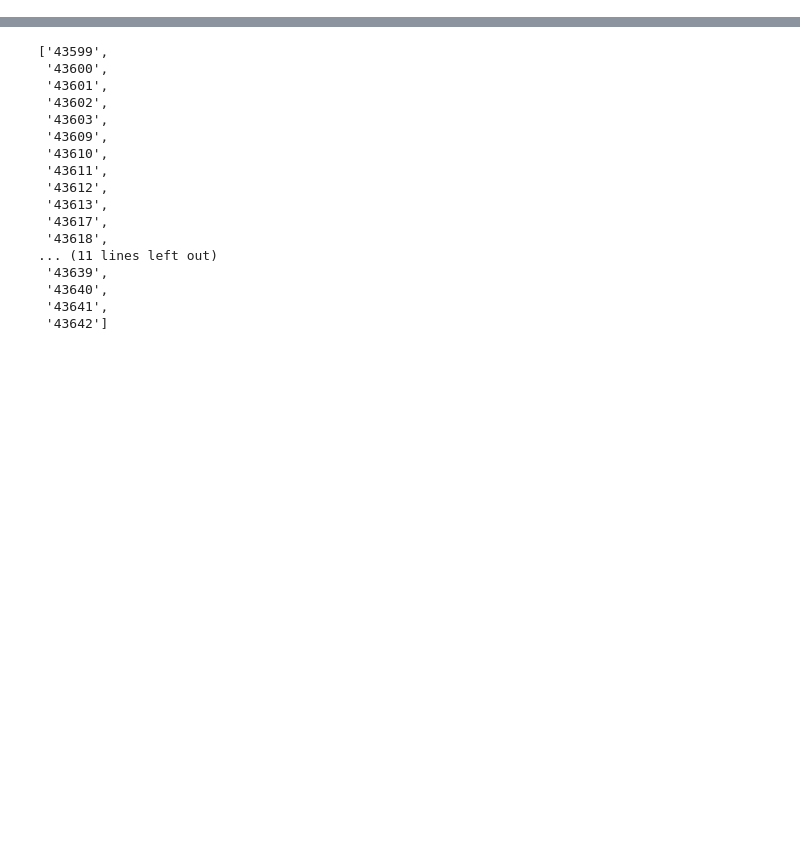
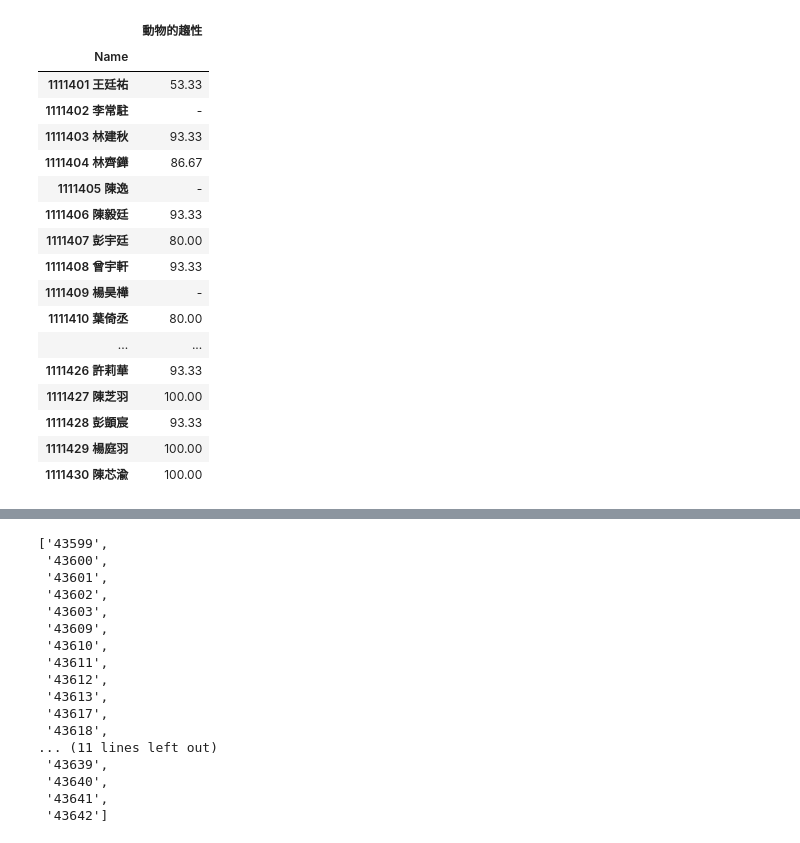
Before and after one commit to ChihHsiangChien/moodleCrawl, a Jupyter notebook: 產生成績報表.ipynb, the cells around one changed output, grey strips where cells are left out. Drawn from its saved outputs; the diff is of its cells as text; code cells hidden in the pictures; blank space fills up the shorter version.

```diff
--- a/產生成績報表.ipynb
+++ b/產生成績報表.ipynb
@@ -88,0 +146,26 @@ print(allscores)
+# %%
+# 篩選特定班級的成績
+classNum = "14"
+
+# 取出特定班級的學生姓名，再把學生姓名從names切片出來
+result = list(filter(lambda x: x[3:5] == classNum, df.index))
+df.loc[result][quiznameList[10:11]]
+# %% [output]
+|  | 動物的趨性 |
+| Name |  |
+| 1111401 王廷祐 | 53.33 |
+| 1111402 李常駐 | - |
+| 1111403 林建秋 | 93.33 |
+| 1111404 林齊鏵 | 86.67 |
+| 1111405 陳逸 | - |
+| 1111406 陳毅廷 | 93.33 |
+| 1111407 彭宇廷 | 80.00 |
+| 1111408 曾宇軒 | 93.33 |
+| 1111409 楊昊樺 | - |
+| 1111410 葉倚丞 | 80.00 |
+| ... | ... |
+| 1111426 許莉華 | 93.33 |
+| 1111427 陳芝羽 | 100.00 |
+| 1111428 彭顗宸 | 93.33 |
+| 1111429 楊庭羽 | 100.00 |
+| 1111430 陳芯渝 | 100.00 |
```
Also changed, not shown: parts of 8 cells of this notebook.
